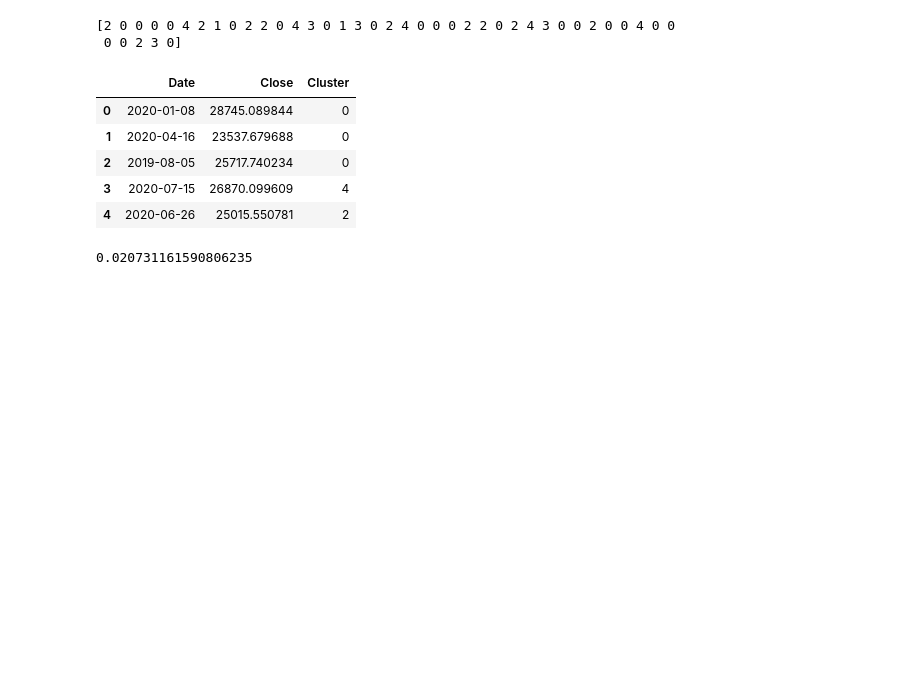
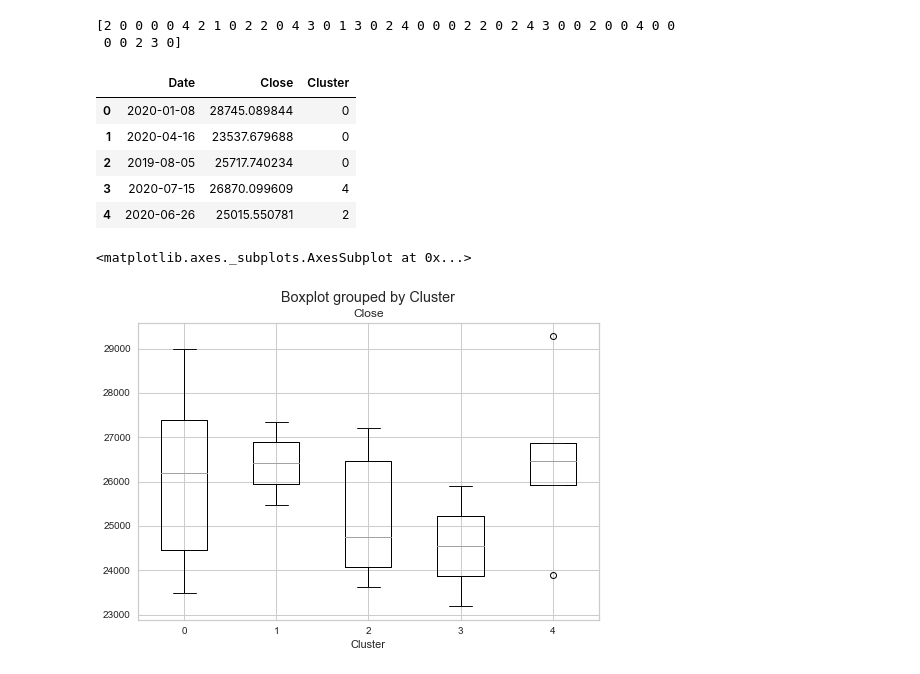
Before and after one commit to armuse/speeches, a Jupyter notebook: clustering/Get Clusters info.ipynb, the cells around one changed output. Drawn from its saved outputs; the diff is of its cells as text; code cells hidden in the pictures; blank space fills up the shorter version.

Commit message:
adding boxplot

```diff
--- a/clustering/Get Clusters info.ipynb
+++ b/clustering/Get Clusters info.ipynb
@@ -155,11 +155,5 @@ new_df.head()
 | 3 | 2020-07-15 | 26870.099609 | 4 |
 | 4 | 2020-06-26 | 25015.550781 | 2 |
 # %%
-regressor = LinearRegression()
 X = new_df['Cluster'].values.reshape(-1,1)
 y = new_df['Close'].values
-regressor.fit(X,y)
-pred_y = regressor.predict(X)
-r2_score(y,pred_y)
-# %% [output]
-0.020731161590806235
@@ -165,0 +163,8 @@ r2_score(y,pred_y)
+# %%
+Q1 = new_df[new_df['Cluster']==2].quantile(0.1)
+new_df = new_df[new_df['Close'] > Q1['Close']]
+# %%
+new_df.boxplot(column='Close',by='Cluster')
+# %% [output]
+<matplotlib.axes._subplots.AxesSubplot at 0x...>
+[figure, added]
```
Also changed, not shown: parts of 1 cell of this notebook.
